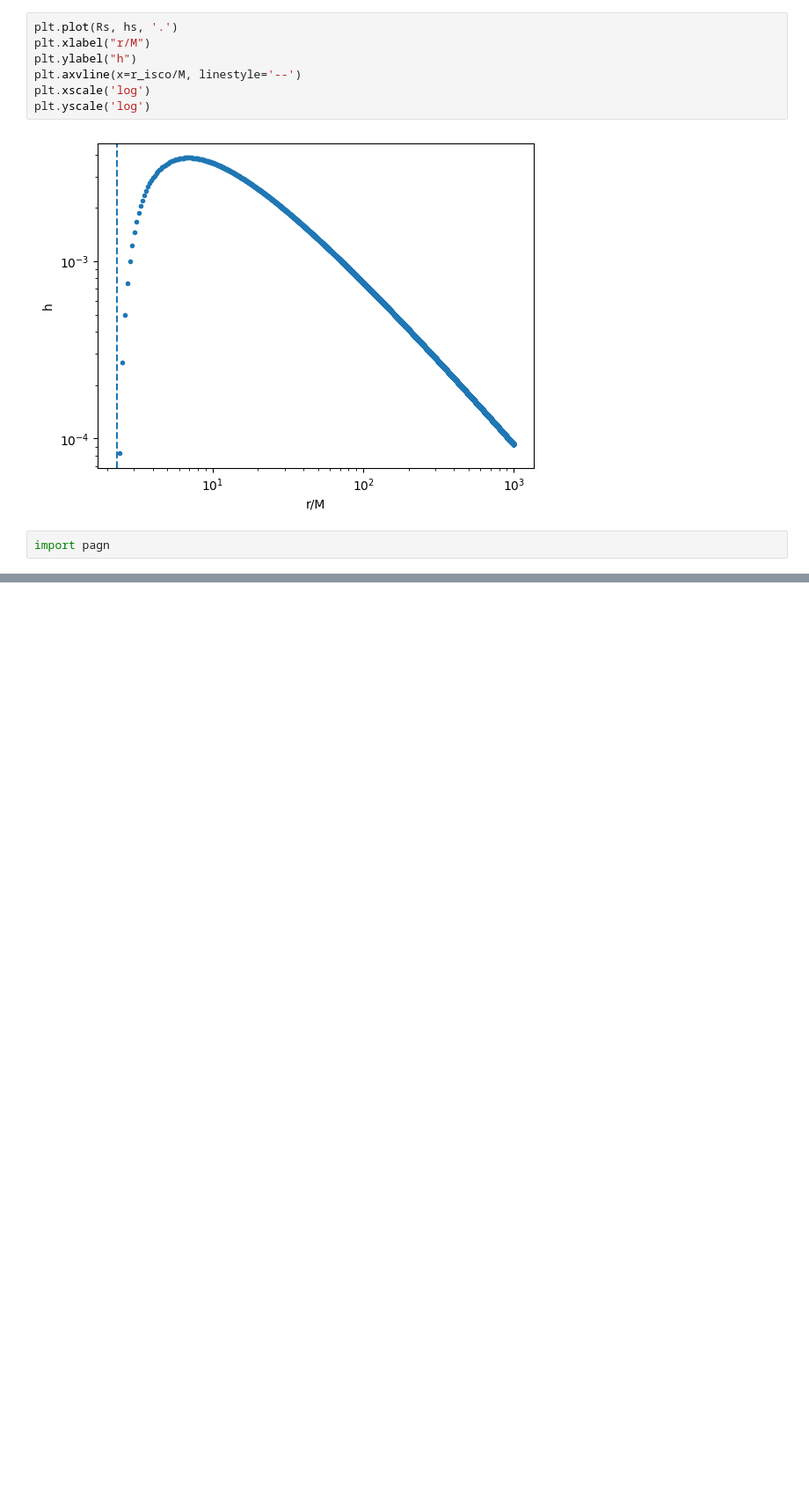
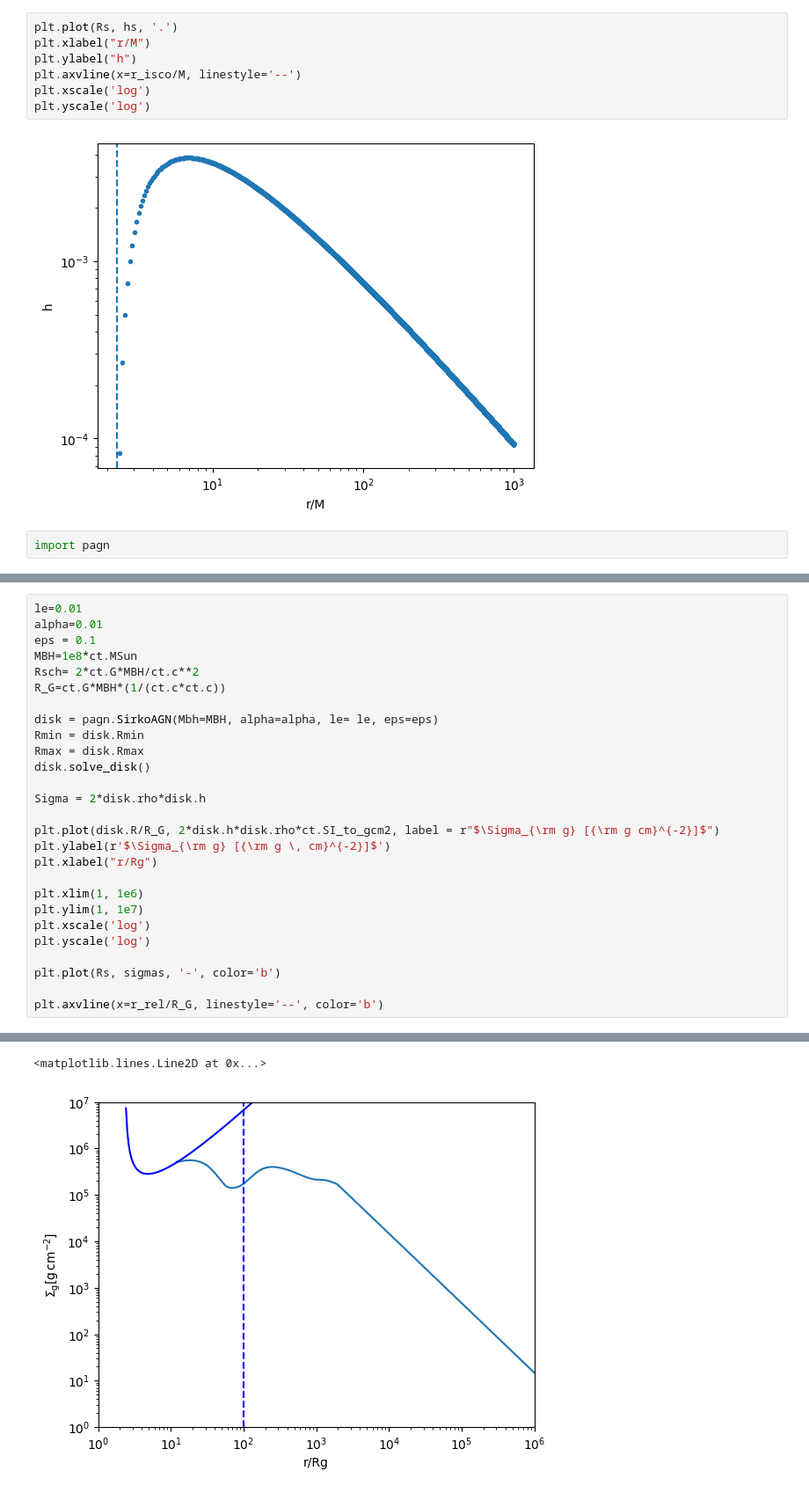
Before and after one commit to jt-stevenson/EMRIs_test, a Jupyter notebook: Test_zone.ipynb, the cells around one changed output, grey strips where cells are left out. Shown at 88% size. Saved outputs shown, nothing was run; the diff lists cells and outputs as text; blank space fills up the shorter version.

```diff
--- a/Test_zone.ipynb
+++ b/Test_zone.ipynb
@@ -535,0 +570,28 @@ Mdisk/Mbh = 3.354595374383986
+# %%
+le=0.01
+alpha=0.01
+eps = 0.1
+MBH=1e8*ct.MSun
+Rsch= 2*ct.G*MBH/ct.c**2
+R_G=ct.G*MBH*(1/(ct.c*ct.c))
+
+disk = pagn.SirkoAGN(Mbh=MBH, alpha=alpha, le= le, eps=eps)
+Rmin = disk.Rmin
+Rmax = disk.Rmax
+disk.solve_disk()
+
+Sigma = 2*disk.rho*disk.h
+
+plt.plot(disk.R/R_G, 2*disk.h*disk.rho*ct.SI_to_gcm2, label = r"$\Sigma_{\rm g} [{\rm g cm}^{-2}]$")
+plt.ylabel(r'$\Sigma_{\rm g} [{\rm g \, cm}^{-2}]$')
+plt.xlabel("r/Rg")
+
+plt.xlim(1, 1e6)
+plt.ylim(1, 1e7)
+plt.xscale('log')
+plt.yscale('log')
+
+plt.plot(Rs, sigmas, '-', color='b')
+
+plt.axvline(x=r_rel/R_G, linestyle='--', color='b')
+# %% [output]
@@ -536,3 +618,5 @@ Mdisk/Mbh = 3.354595374383986
+<matplotlib.lines.Line2D at 0x...>
+[figure, added]
 # %%
 plt.plot(disk.R/M, 2*disk.h*disk.rho*ct.SI_to_gcm2, label = r"$\Sigma_{\rm g} [{\rm g cm}^{-2}]$")
 plt.ylabel(r'$\Sigma_{\rm g} [{\rm g \, cm}^{-2}]$')
```
Also changed, not shown: parts of 13 cells of this notebook, 15 other files.
